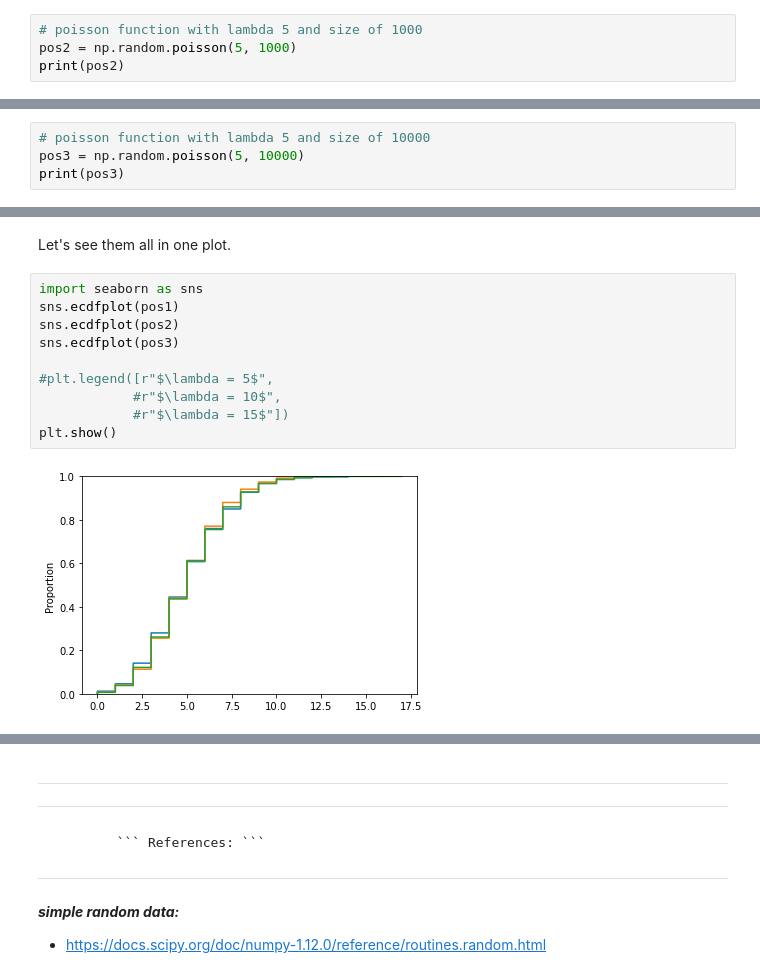
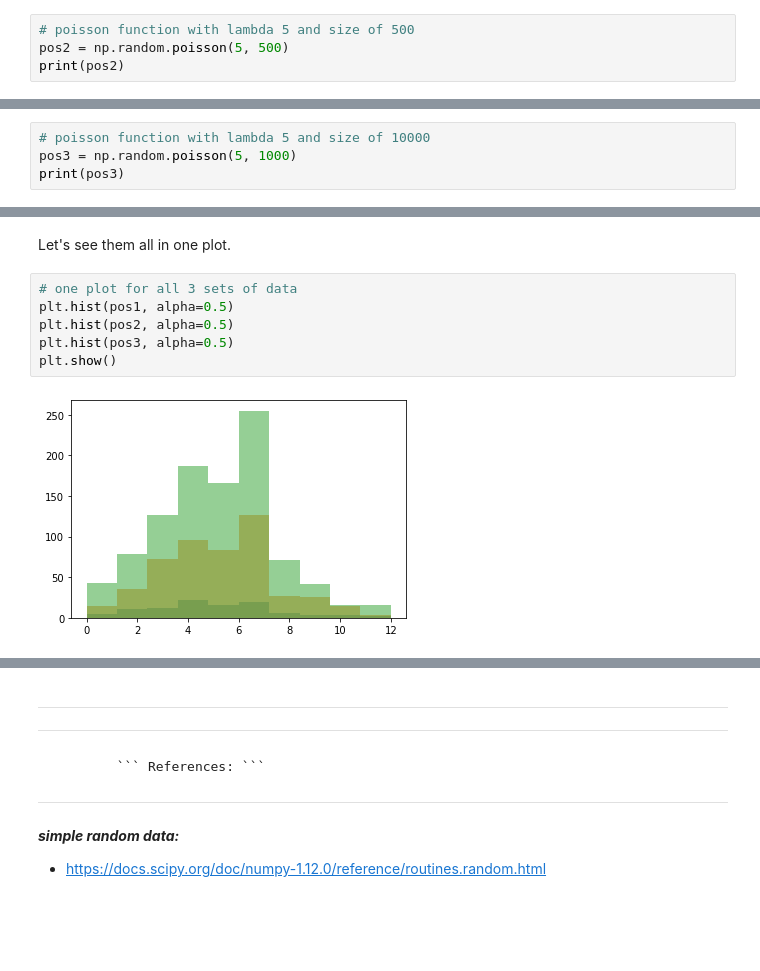
Before and after one commit to DracoNibilis/Numpy.random_Overview, a Jupyter notebook: numpy_random.ipynb, the cells around one changed output, grey strips where cells are left out. Saved outputs shown, nothing was run; the diff lists cells and outputs as text; blank space fills up the shorter version.

```diff
--- a/numpy_random.ipynb
+++ b/numpy_random.ipynb
@@ -634,5 +634,5 @@ plt.show()
 # %%
-# poisson function with lambda 5 and size of 1000
-pos2 = np.random.poisson(5, 1000)
+# poisson function with lambda 5 and size of 500
+pos2 = np.random.poisson(5, 500)
 print(pos2)
 # %% [output]
@@ -664,5 +664,5 @@ plt.show()
 # %%
 # poisson function with lambda 5 and size of 10000
-pos3 = np.random.poisson(5, 10000)
+pos3 = np.random.poisson(5, 1000)
 print(pos3)
 # %% [output]
@@ -681,14 +697,10 @@ With size parameter with higher value, our plot changing it's shape.
 # %% [markdown]
 Let's see them all in one plot.
 # %%
-import seaborn as sns
-sns.ecdfplot(pos1)
-sns.ecdfplot(pos2)
-sns.ecdfplot(pos3)
-
-#plt.legend([r"$\lambda = 5$",
-            #r"$\lambda = 10$",
-            #r"$\lambda = 15$"])
+# one plot for all 3 sets of data
+plt.hist(pos1, alpha=0.5)
+plt.hist(pos2, alpha=0.5)
+plt.hist(pos3, alpha=0.5)
 plt.show()
 # %% [output]
-[figure, old version]
+[figure, new version]
```
Also changed, not shown: parts of 25 cells of this notebook.
